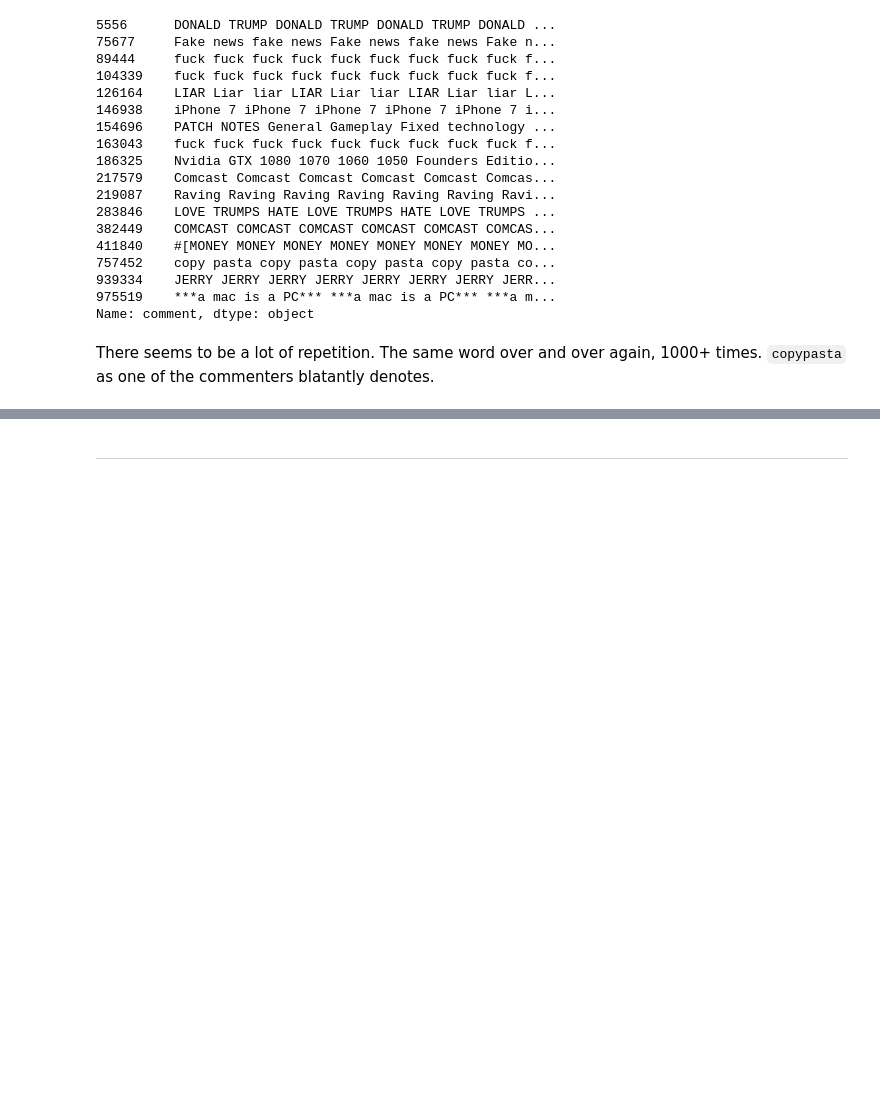
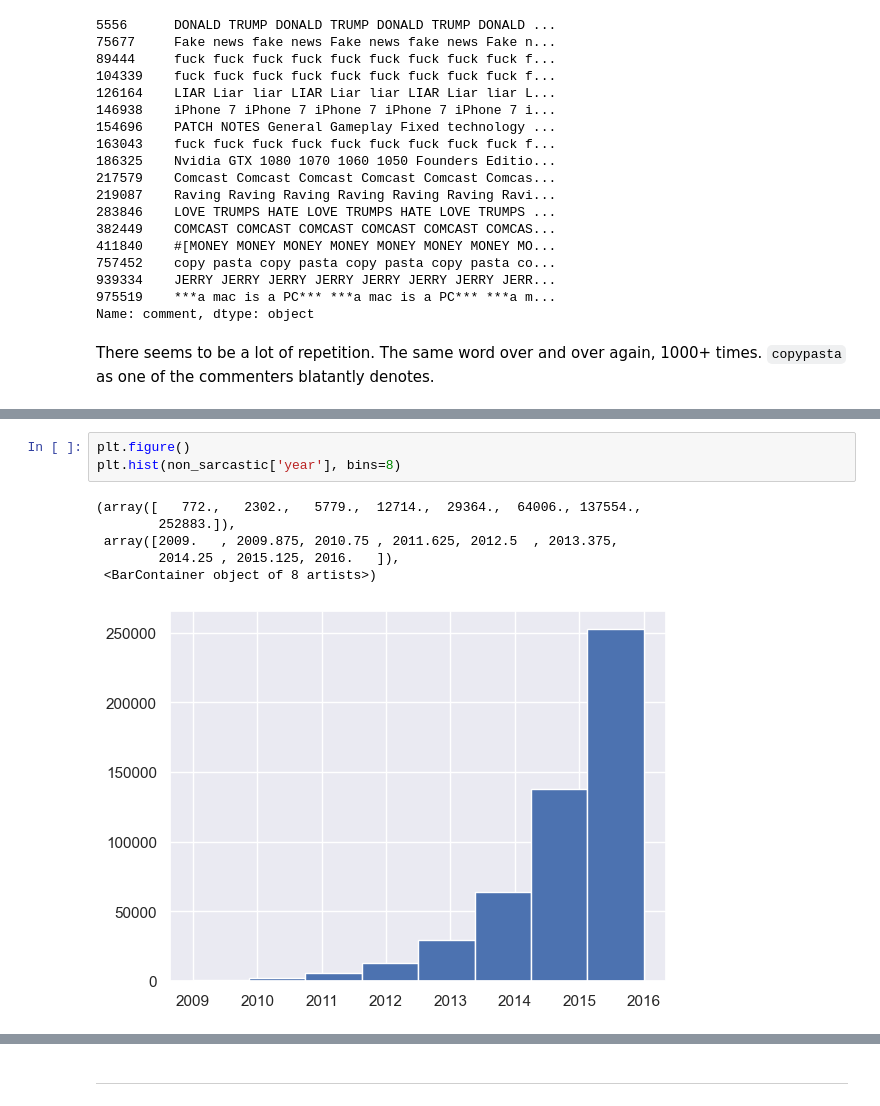
Before and after one commit to Sveto-G/Reddit-Sarcasm, a Jupyter notebook: Notebooks/reddit_eda.ipynb, the cells around one changed output, grey strips where cells are left out. Cells and saved outputs as stored; diff of their text form; blank space fills up the shorter version.

```diff
--- a/Notebooks/reddit_eda.ipynb
+++ b/Notebooks/reddit_eda.ipynb
@@ -929,0 +1034,10 @@ reddit.shape
+# %%
+plt.figure()
+plt.hist(non_sarcastic['year'], bins=8)
+# %% [output]
+(array([   772.,   2302.,   5779.,  12714.,  29364.,  64006., 137554.,
+        252883.]),
+ array([2009.   , 2009.875, 2010.75 , 2011.625, 2012.5  , 2013.375,
+        2014.25 , 2015.125, 2016.   ]),
+ <BarContainer object of 8 artists>)
+[figure, added]
```
Also changed, not shown: parts of 54 cells of this notebook.
